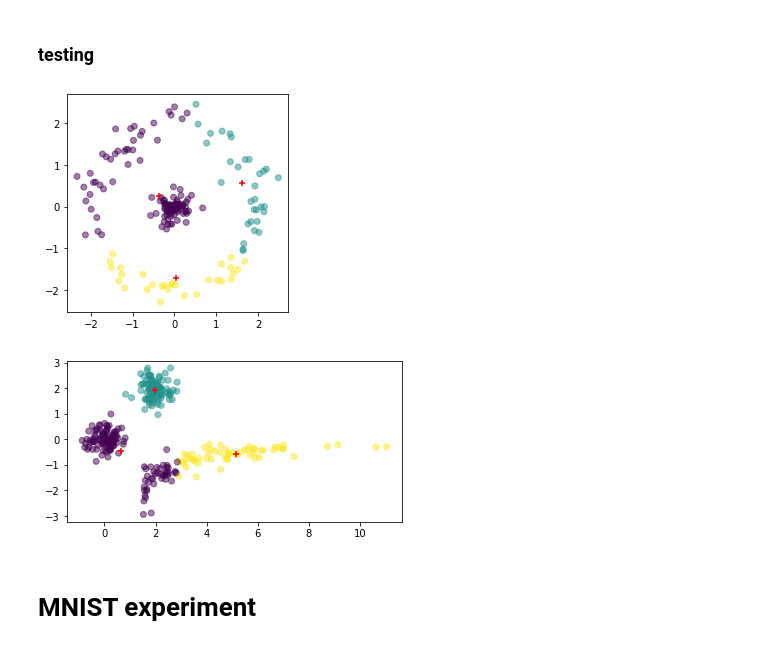
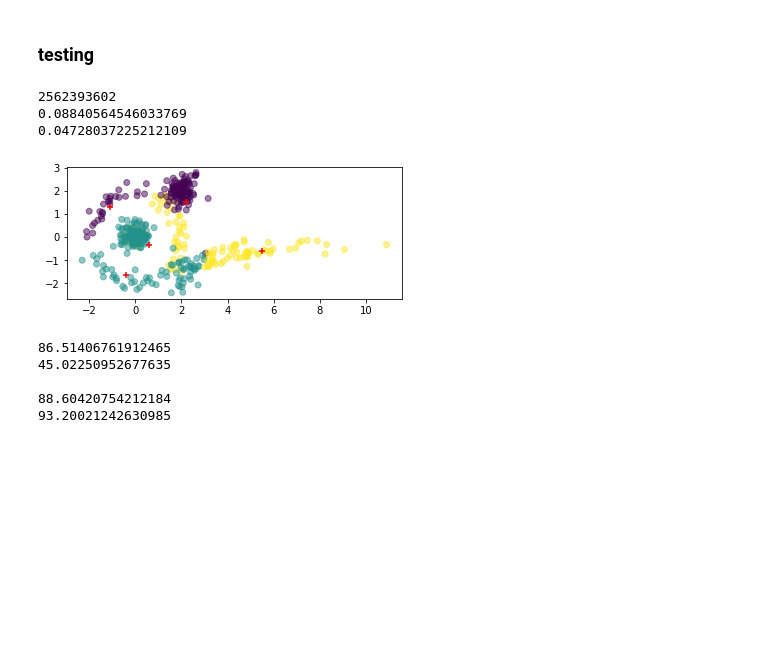
Before and after one commit to abrikos110/iml-2020-homeworks, a Jupyter notebook: clustering.ipynb, the cells around one changed output. Saved outputs shown, nothing was run; the diff lists cells and outputs as text; code cells hidden in the pictures; blank space fills up the shorter version.

```diff
--- a/clustering.ipynb
+++ b/clustering.ipynb
@@ -38,5 +57,23 @@ class k_means:
 # %% [markdown]
 ### testing
+# %%
+def init_farthest(n, x):
+    y = (numpy.random.default_rng(seed=numpy.random.randint(0, 2**32))
+            .choice(x, size=1))
+    for i in range(n-1):
+        y = numpy.concatenate([
+                x[distance_matrix(x, y, p=2).min(axis=1).argmax()].reshape(1, -1),
+                y])
+    return y
+# %%
+def clustering_loss(clusters):
+    avg = 0
+    for c in clusters:
+        n = len(c)
+        avg += distance_matrix(c, c, p=2).mean() / n
+    cc = numpy.concatenate(clusters)
+    n = len(cc)
+    return avg#/ ((distance_matrix(cc, cc, p=2).mean()) / n)
 # %%
 def gen1(N=100):
     st = numpy.array([1.5 + abs(numpy.random.randn(N)) * 3,
@@ -53,24 +90,38 @@ def gen2(N=100, std=1/3, r=1):
     x = numpy.array([r * numpy.cos(alp), r * numpy.sin(alp)]).T
     return x
 # %%
-if 0:
+if 1:
     s = numpy.random.randint(0, 2**32-1)
     print(s)
     numpy.random.seed(s)
 else:
     numpy.random.seed(3368459579)
 
-kcl = k_means(3)
+kcl = k_means(3, init_farthest)
 xx = [numpy.concatenate([gen2(100, 1/5, 2), gen2(100, 1/4, 0)]),
       gen1(100)]
 for x in xx:
     kcl.train(x)
     plt.gca().set_aspect('equal', adjustable='box')
     plt.scatter(x[:, 0], x[:, 1], c=kcl(x), alpha=0.5)
     plt.scatter(kcl.centers[:, 0], kcl.centers[:, 1], c='red', marker='+')
-    plt.show()
+    print(clustering_loss(kcl.clusters(x)))
 # %% [output]
+2562393602
+0.08840564546033769
+0.04728037225212109
-[figure, old version]
+[figure, new version]
-[figure, removed]
-# %% [markdown]
-# MNIST experiment
+# %%
+for kcl in [k_means(3), k_means(3, init_farthest)]:
+    for i, x in enumerate(xx):
+        gg = x #* (1+50*i)
+        kcl.train(gg)
+        print(sum([(kcl.train(gg), clustering_loss(kcl.clusters(gg)))[1]
+                for i in range(1000)]))
+    print()
+# %% [output]
+86.51406761912465
+45.02250952677635
+
+88.60420754212184
+93.20021242630985
```
Also changed, not shown: parts of 4 cells of this notebook.
